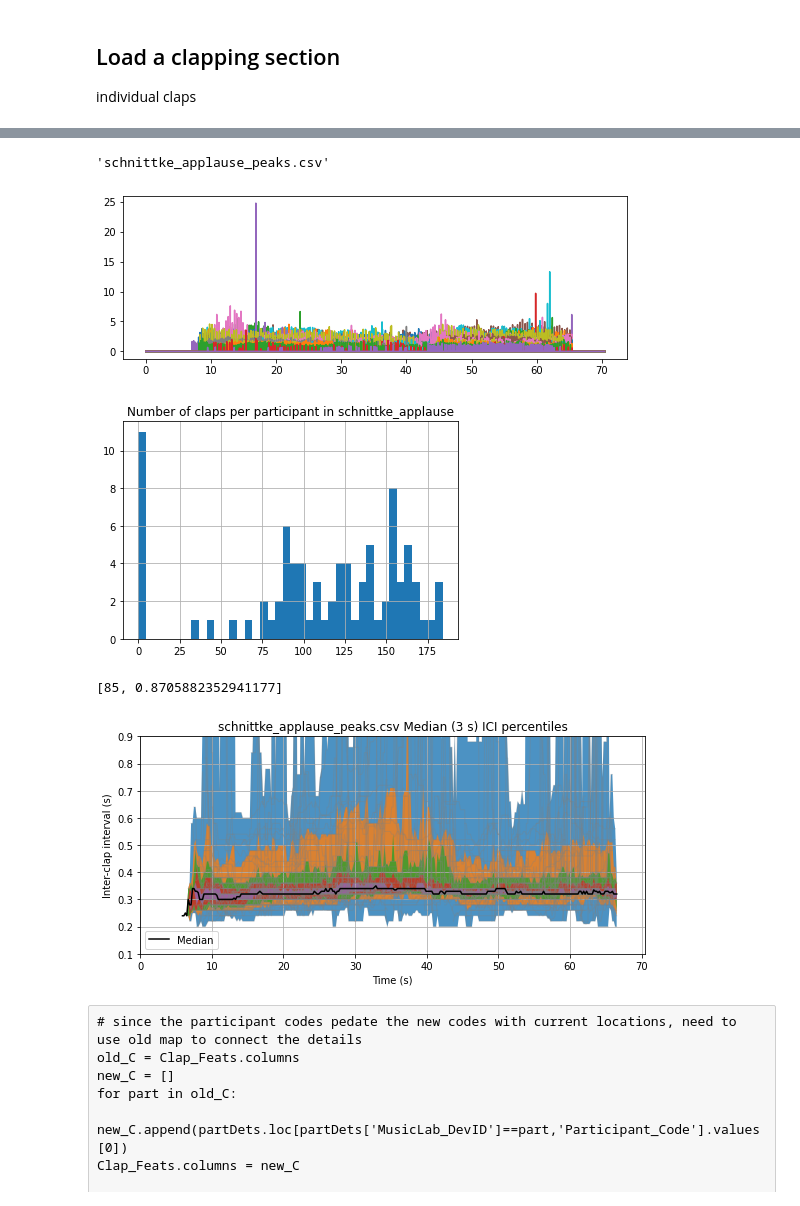
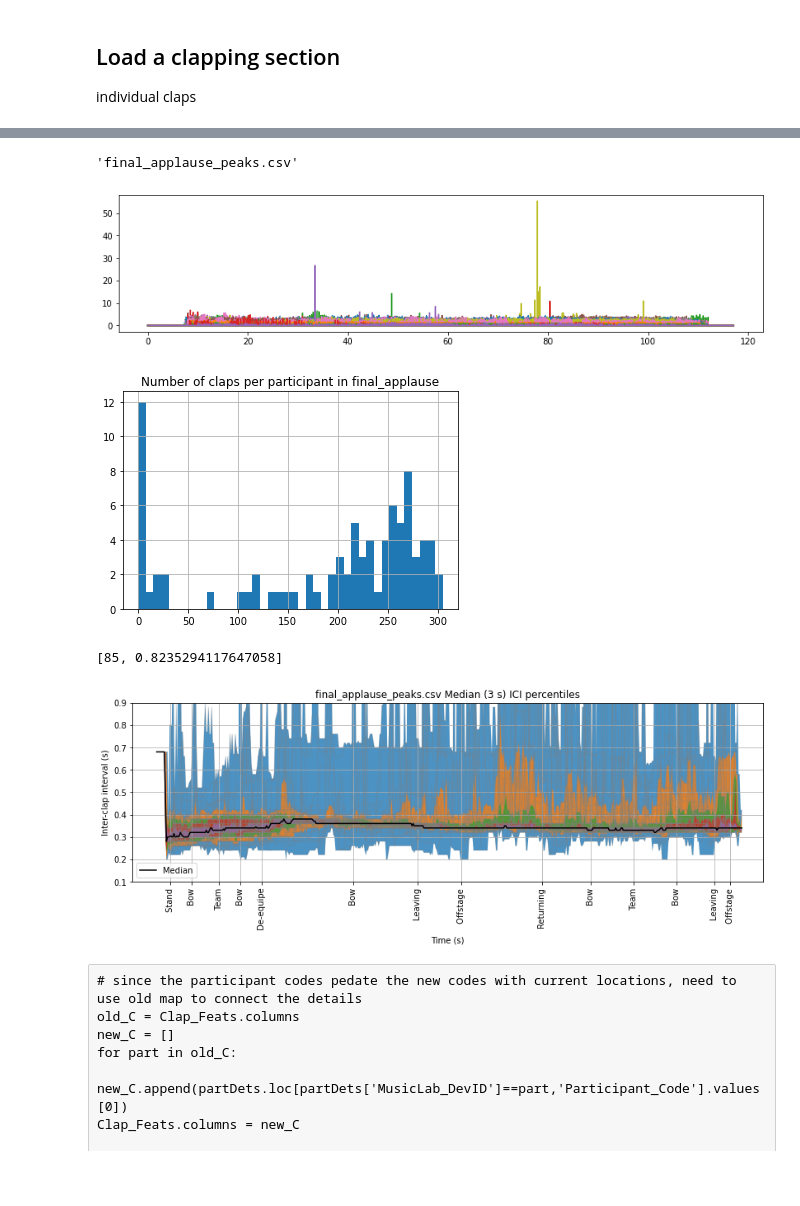
Before and after one commit to finn42/Clapping_Coordination, a Jupyter notebook: Clapping_Locations.ipynb, the cells around one changed output, grey strips where cells are left out. Drawn from its saved outputs; the diff is of its cells as text; code cells hidden in the pictures; blank space fills up the shorter version.

Commit message:
Updated abstract graphs and neighbour clap rates analysis

```diff
--- a/Clapping_Locations.ipynb
+++ b/Clapping_Locations.ipynb
@@ -74,34 +93,35 @@ individual claps
 # %%
 claps_folder = 'C:/Users/finnu/dev/copenhagen-musiclab-clapping/clapfiles/clapping_peaks/'
 Clap_files = os.listdir(claps_folder)
-clapname = Clap_files[14]
+clapname = Clap_files[6]
 # 6 finale, 14 schnittke, 1 beethoven, 0 bach
 clapname
 # %% [output]
-'schnittke_applause_peaks.csv'
+'final_applause_peaks.csv'
 # %%
 # read file
 peaks = pd.read_csv(claps_folder + clapname,index_col=0)
 exp_name = clapname[:-10]
 peaks = peaks.fillna(0)
 ts = pd.Series(np.arange(0,len(peaks))*0.02)
 t_end = ts.iloc[-1]
 
 df_claps = pd.DataFrame(index = ts,data = peaks.values,columns = peaks.columns)
 df_claps.plot(figsize = [2+t_end/10,3],legend = False)
 plt.show()
 df_OnlyClaps = df_claps.astype(bool).astype(int)
 df_OnlyClaps.sum().hist(bins = 40)
 plt.title('Number of claps per participant in ' + exp_name)
 plt.show()
 
 a = df_OnlyClaps.sum().index
-print([len(a),len(a[df_OnlyClaps.sum()>0])/len(a)])
-df_claps = df_claps.loc[:,a[df_OnlyClaps.sum()>0]]
+df_claps = df_claps.loc[:,a[df_OnlyClaps.sum()>20]]
+print([len(a),len(a[df_OnlyClaps.sum()>20])/len(a)])
+df_claps = df_claps.loc[:,a[df_OnlyClaps.sum()>20]]
 #df_claps.columns = range(df_claps.columns.size)
 df_OnlyClaps = df_claps.astype(bool).astype(int)
 # Evaluate length or recording
 # %% [output]
-[figure, old version]
+[figure, new version]
-[figure, old version]
+[figure, new version]
-[85, 0.8705882352941177]
+[85, 0.8235294117647058]
@@ -158,14 +183,16 @@ if t_end>15:
 
     plt.ylim([0.1,0.9])
     plt.xlim([0,t_end])
+    plt.xticks(musician_times.TIME,musician_times.LABEL, rotation='vertical')
+
     plt.grid()
     plt.xlabel('Time (s)')
     plt.ylabel('Inter-clap interval (s)')
     plt.title(clapname +' Median (3 s) ICI percentiles')
-    plt.savefig(clapname+'_Applause_Local_ICI_medians_CentileTS.png',dpi=400)
+    plt.savefig(clapname+'_Applause_Local_ICI_medians_CentileTS_ME.png',dpi=400)
     plt.show()
 # %% [output]
-[figure, old version]
+[figure, new version]
 # %% [raw]
 # since the participant codes pedate the new codes with current locations, need to use old map to connect the details
 old_C = Clap_Feats.columns
```
Also changed, not shown: parts of 42 cells of this notebook, 5 other files.
